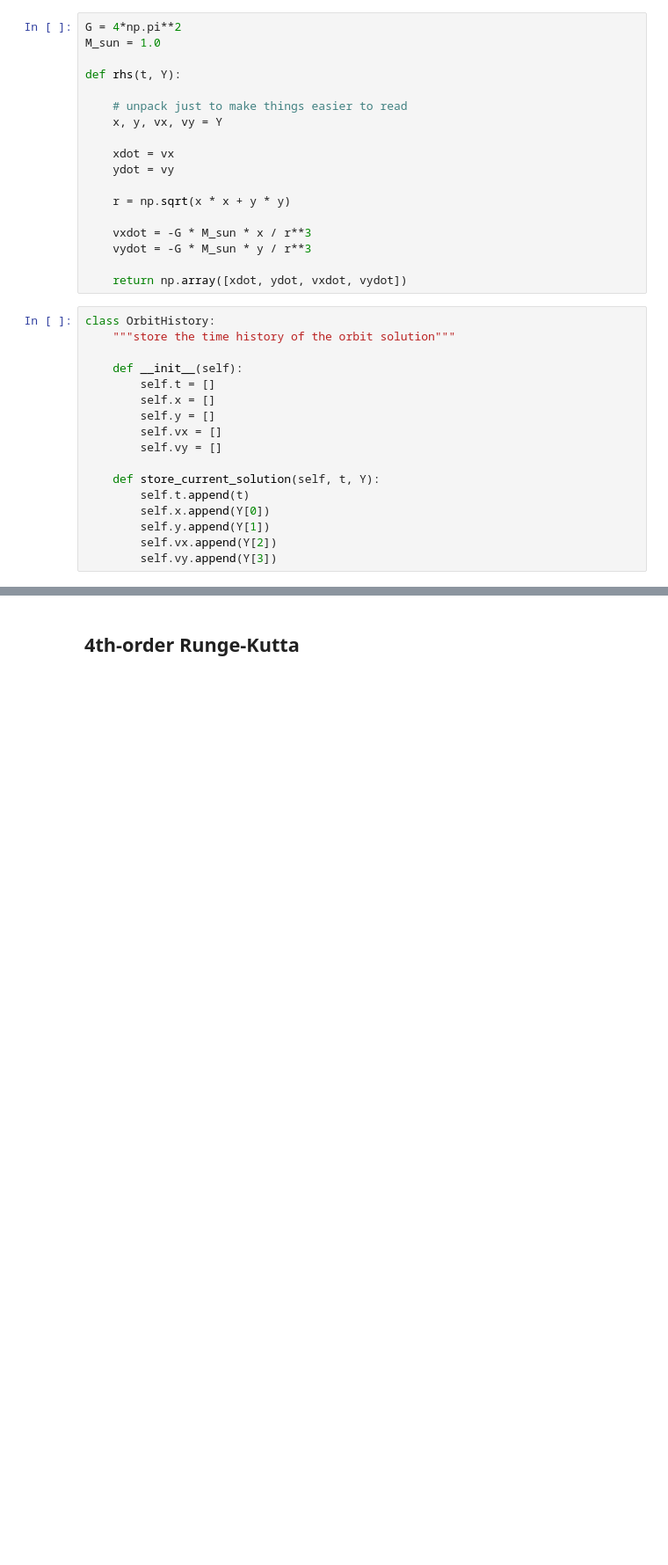
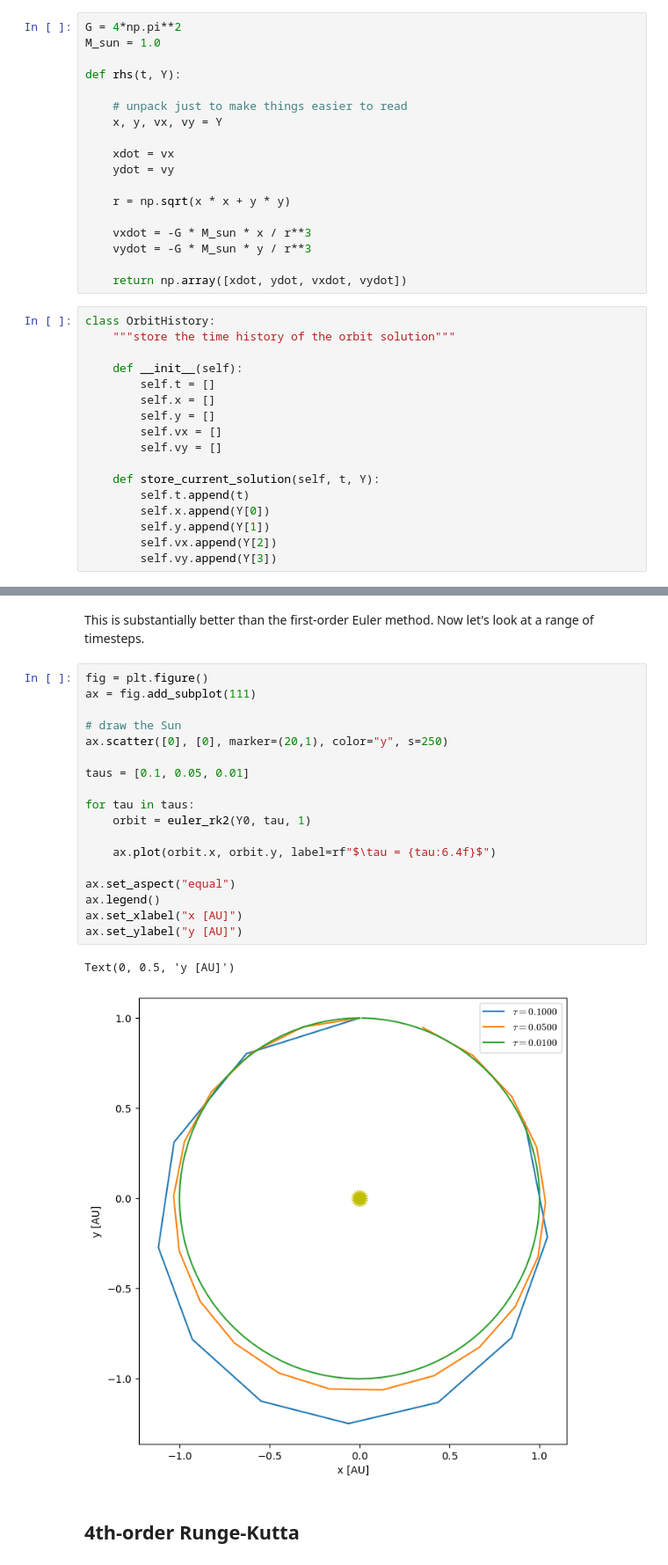
Before and after one commit to zingale/comp_astro_tutorial, a Jupyter notebook: content/04-ODEs/04-ODEs-partII.ipynb, the cells around one changed output, grey strips where cells are left out. Shown: that part at 88% size. Cells and saved outputs as stored; diff of their text form; blank space fills up the shorter version.

```diff
--- a/content/04-ODEs/04-ODEs-partII.ipynb
+++ b/content/04-ODEs/04-ODEs-partII.ipynb
@@ -48,2 +157,25 @@ class OrbitHistory:
+# %% [markdown]
+This is substantially better than the first-order Euler method.  Now let's look at a range of timesteps.
+# %%
+fig = plt.figure()
+ax = fig.add_subplot(111)
+
+# draw the Sun
+ax.scatter([0], [0], marker=(20,1), color="y", s=250)
+
+taus = [0.1, 0.05, 0.01]
+
+for tau in taus:
+    orbit = euler_rk2(Y0, tau, 1)
+
+    ax.plot(orbit.x, orbit.y, label=rf"$\tau = {tau:6.4f}$")
+
+ax.set_aspect("equal")
+ax.legend()
+ax.set_xlabel("x [AU]")
+ax.set_ylabel("y [AU]")
+# %% [output]
+Text(0, 0.5, 'y [AU]')
+[figure, added]
 # %% [markdown]
 ## 4th-order Runge-Kutta
```
Also changed, not shown: parts of 10 cells of this notebook, 5 other files.
